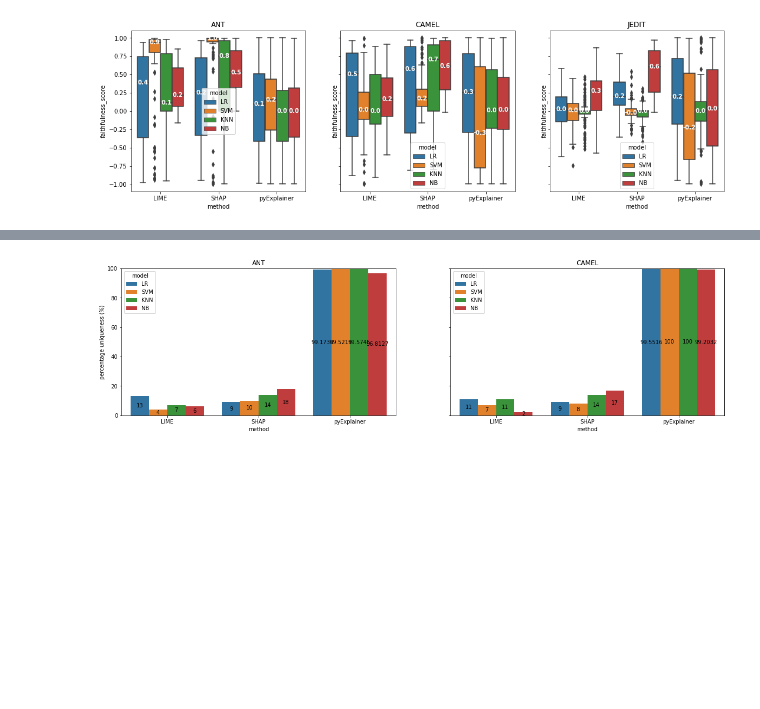
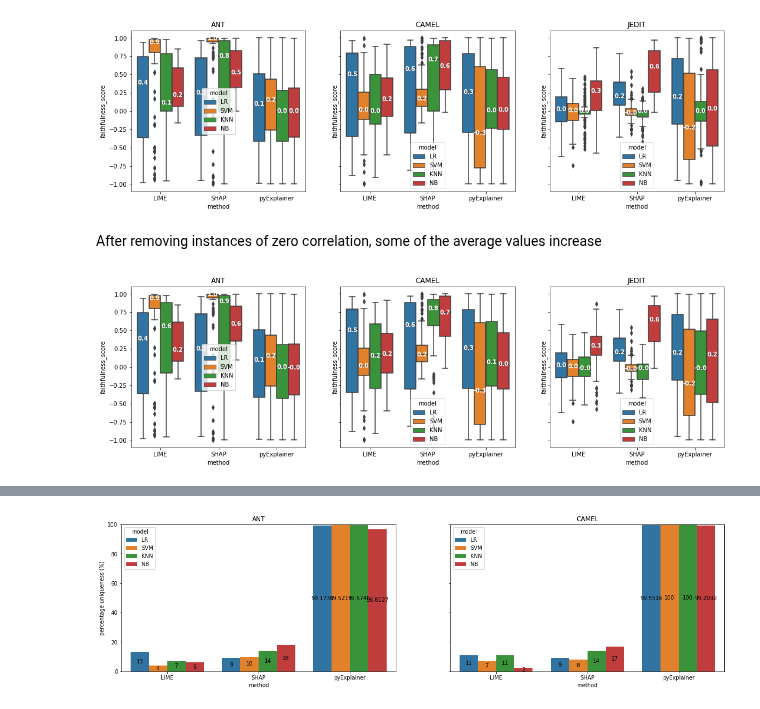
Before and after one commit to shinwenyip/xai-swe, a Jupyter notebook: charts.ipynb, the cells around one changed output, grey strips where cells are left out. Drawn from its saved outputs; the diff is of its cells as text; code cells hidden in the pictures; blank space fills up the shorter version.

```diff
--- a/charts.ipynb
+++ b/charts.ipynb
@@ -125,3 +152,24 @@ add_median_labels(plot2)
 add_median_labels(plot3)
 # %% [output]
 [figure]
+# %% [markdown]
+After removing instances of zero correlation, some of the average values increase
+# %%
+file = 'eval_results/fs.csv'
+metric1ds = pd.read_csv(file)
+metric1dsANT = metric1ds[metric1ds.project == 'ANT']
+metric1dsCAMEL = metric1ds[metric1ds.project == 'CAMEL']
+metric1dsJEDIT = metric1ds[metric1ds.project == 'JEDIT']
+
+fig, axs = plt.subplots(1,3,figsize=(18,5), sharey='row')
+axs[0].set_title('ANT')
+axs[1].set_title('CAMEL')
+axs[2].set_title('JEDIT')
+plot1= sns.boxplot(data=metric1dsANT, x='method',y='faithfulness_score',hue='model',ax=axs[0])
+plot2= sns.boxplot(data=metric1dsCAMEL, x='method',y='faithfulness_score',hue='model',ax=axs[1])
+plot3= sns.boxplot(data=metric1dsJEDIT, x='method',y='faithfulness_score',hue='model',ax=axs[2])
+add_median_labels(plot1)
+add_median_labels(plot2)
+add_median_labels(plot3)
+# %% [output]
+[figure, added]
```
Also changed, not shown: parts of 5 cells of this notebook, 3 other files.
